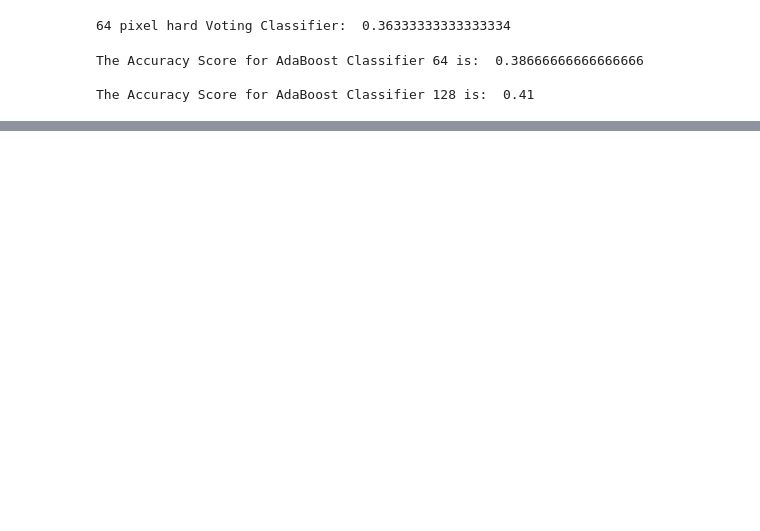
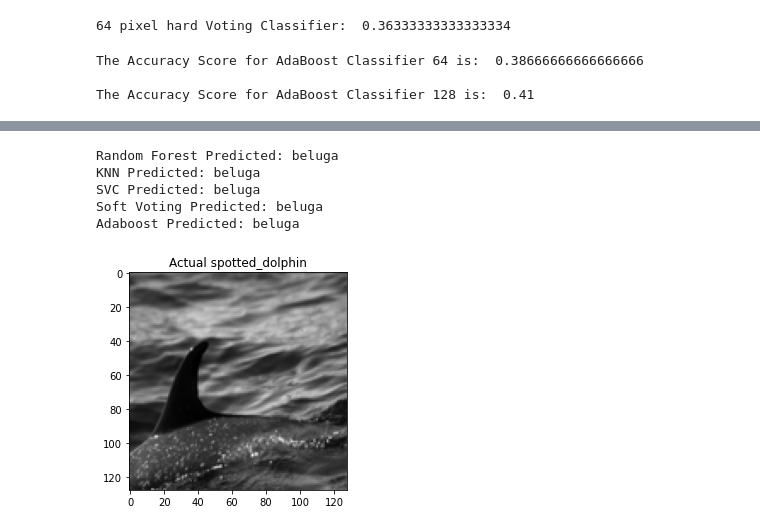
Before and after one commit to mead-d/CS455_Project, a Jupyter notebook: Keck_Mead_Project.ipynb, the cells around one changed output, grey strips where cells are left out. Drawn from its saved outputs; the diff is of its cells as text; code cells hidden in the pictures; blank space fills up the shorter version.

```diff
--- a/Keck_Mead_Project.ipynb
+++ b/Keck_Mead_Project.ipynb
@@ -217,0 +234,16 @@ The Accuracy Score for AdaBoost Classifier 128 is:  0.41
+# %%
+b = 5
+plt.imshow(X_test_128[b].reshape(128, 128), cmap= 'gray')
+plt.title("Actual " + y_test_128[b])
+print("Random Forest Predicted: " + rf_pred_128[b])
+print("KNN Predicted: " + knn_pred_128[b])
+print("SVC Predicted: " + svc_pred_128[b])
+print("Soft Voting Predicted: " + soft_vote_predict[b])
+print("Adaboost Predicted: " + adaPred_128[b])
+# %% [output]
+Random Forest Predicted: beluga
+KNN Predicted: beluga
+SVC Predicted: beluga
+Soft Voting Predicted: beluga
+Adaboost Predicted: beluga
+[figure, added]
```
Also changed, not shown: parts of 5 cells of this notebook.
